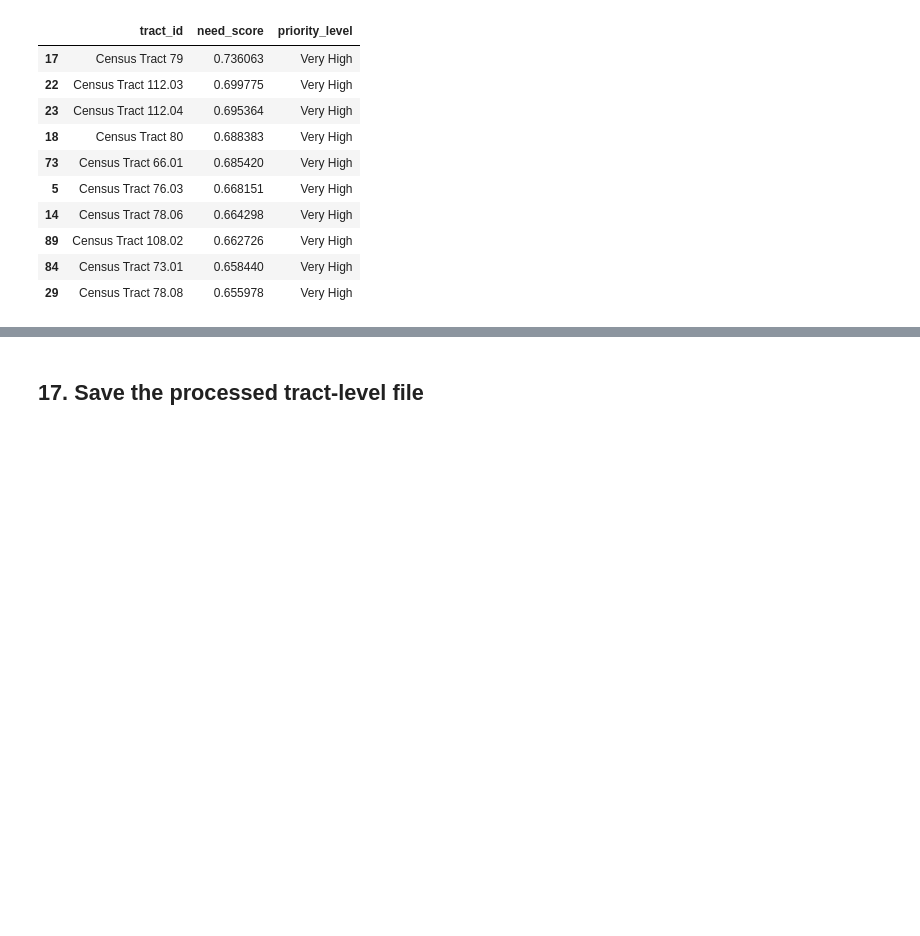
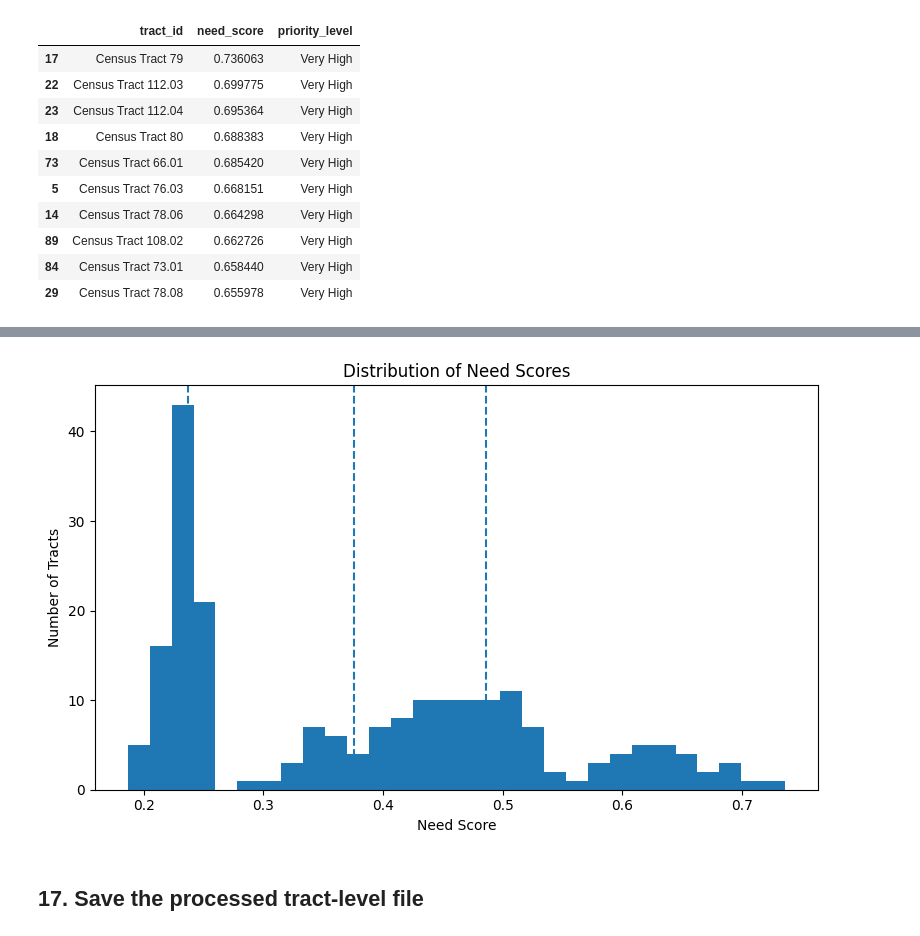
Before and after one commit to savannah-drake/fresh-food-access-dashboard, a Jupyter notebook: FreshFoodAcessDashboard-InvestATL/notebooks/fresh_food_access_dashboard_build_no_snap.ipynb, the cells around one changed output, grey strips where cells are left out. Cells and saved outputs as stored; diff of their text form; code cells hidden in the pictures; blank space fills up the shorter version.

```diff
--- a/FreshFoodAcessDashboard-InvestATL/notebooks/fresh_food_access_dashboard_build_no_snap.ipynb
+++ b/FreshFoodAcessDashboard-InvestATL/notebooks/fresh_food_access_dashboard_build_no_snap.ipynb
@@ -315,3 +338,22 @@ tracts[['tract_id', 'need_score', 'priority_level']].sort_values('need_score', a
+# %%
+import matplotlib.pyplot as plt
+
+plt.figure(figsize=(8,5))
+
+plt.hist(tracts['need_score'], bins=30)
+
+
+for q in tracts['need_score'].quantile([0.25, 0.5, 0.75]):
+    plt.axvline(q, linestyle='--')
+
+plt.title('Distribution of Need Scores')
+plt.xlabel('Need Score')
+plt.ylabel('Number of Tracts')
+
+plt.tight_layout()
+plt.show()
+# %% [output]
+[figure, added]
 # %% [markdown]
 ## 17. Save the processed tract-level file
 # %%
```
Also changed, not shown: parts of 22 cells of this notebook, 7 other files.
